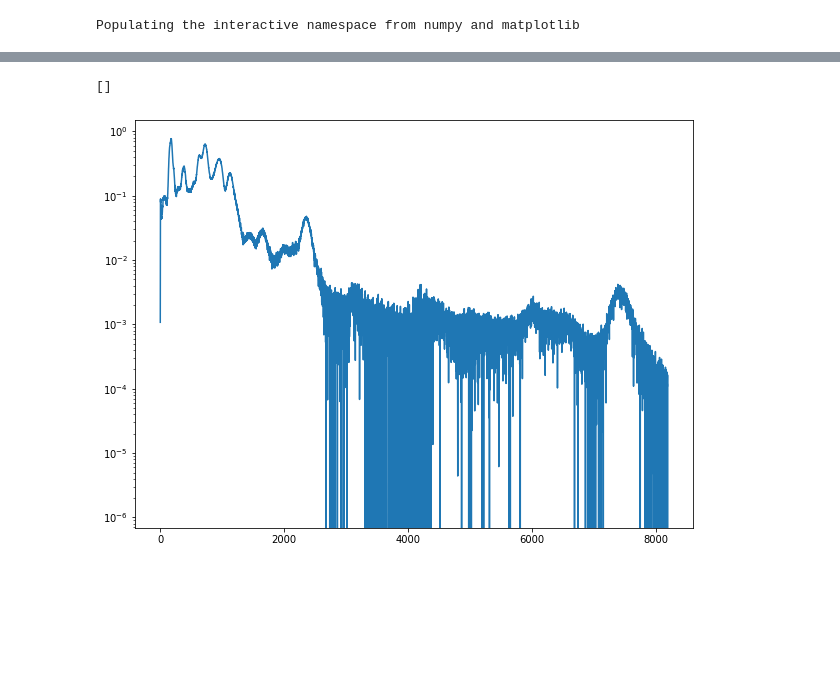
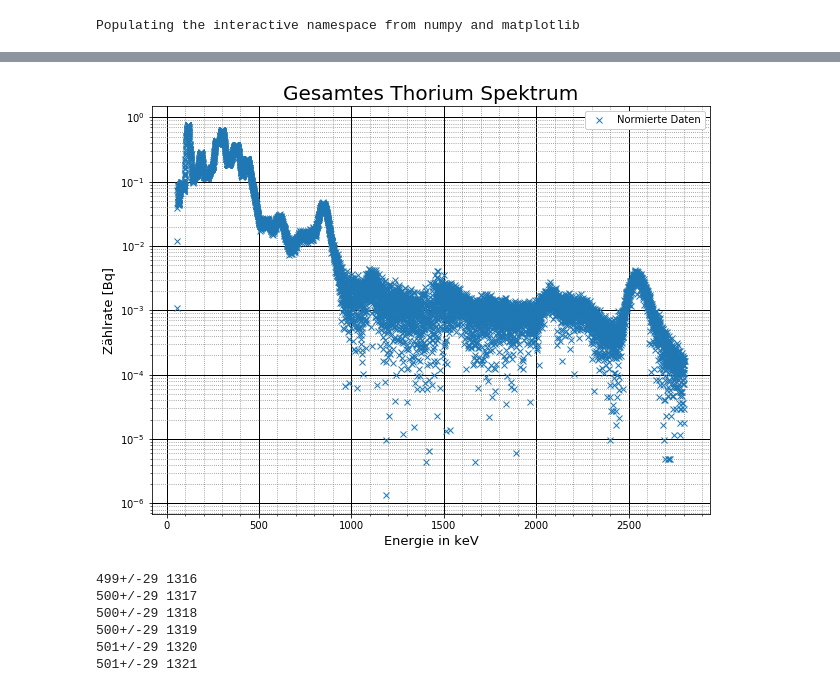
Before and after one commit to shockcookie/FP, a Jupyter notebook: Szintillationszaehler/ErikDamian/ErikDamian/thorium.ipynb, the cells around one changed output, grey strips where cells are left out. Drawn from its saved outputs; the diff is of its cells as text; code cells hidden in the pictures; blank space fills up the shorter version.

```diff
--- a/Szintillationszaehler/ErikDamian/ErikDamian/thorium.ipynb
+++ b/Szintillationszaehler/ErikDamian/ErikDamian/thorium.ipynb
@@ -134,10 +145,43 @@ plt.show()
-# %%
-fig_size = plt.rcParams["figure.figsize"]
-fig_size[0] = 10
-fig_size[1] = 7.5
-plt.rcParams["figure.figsize"] = fig_size
-plt.plot(*val(data))
-plt.semilogy()
-# %% [output]
-[]
-[figure, removed]
+# %%
+data[0] = data[0]*energy_params[0]+energy_params[1]
+# %%
+
+
+
+fig_size = plt.rcParams["figure.figsize"]
+fig_size[0] = 10
+fig_size[1] = 7.5
+plt.rcParams["figure.figsize"] = fig_size
+
+###   Errors / Fit / Plot
+
+plt.plot(val(data[0]), val(data[1]),"x", label="Normierte Daten")
+plt.semilogy()
+
+
+
+###   Label / Title
+
+plt.ylabel(r'Zählrate [Bq]', fontsize=13)
+plt.xlabel(r'Energie in keV', fontsize=13)
+plt.title('Gesamtes Thorium Spektrum', fontsize=20)
+
+###   Axes / Grid
+
+axes = plt.gca()  ##  Searches current Axes
+
+#axes.set_xlim([0,1024])
+#axes.set_ylim([0,220000])
+
+#axes.set_yticks([0,10,20,30,40,50,60,70,80,90,100,110])
+#axes.set_xticks([0.1,0.2,0.3,0.4,0.5,0.6,0.7,0.8])
+
+axes.grid(which='major', linestyle='-', linewidth='1', color='black')
+axes.grid(which='minor', linestyle=':', color='gray')
+axes.minorticks_on()
+
+plt.legend(framealpha=1)
+#plt.savefig('Th_ganz.png')
+plt.show()
+# %% [output]
+[figure, added]
@@ -143,0 +195,9 @@ plt.semilogy()
+# %%
+indexfinder(500)
+# %% [output]
+499+/-29 1316
+500+/-29 1317
+500+/-29 1318
+500+/-29 1319
+501+/-29 1320
+501+/-29 1321
```
Also changed, not shown: parts of 5 cells of this notebook, 2 other files.
